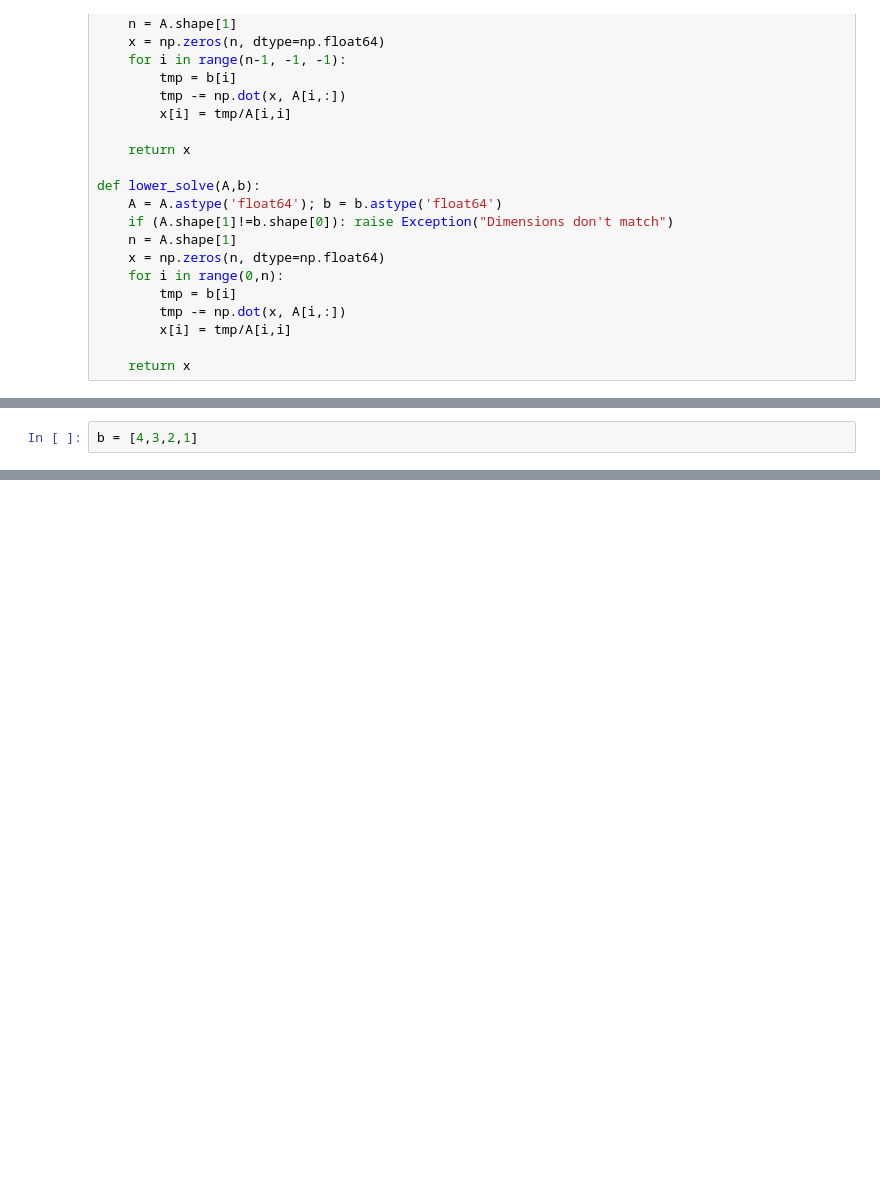
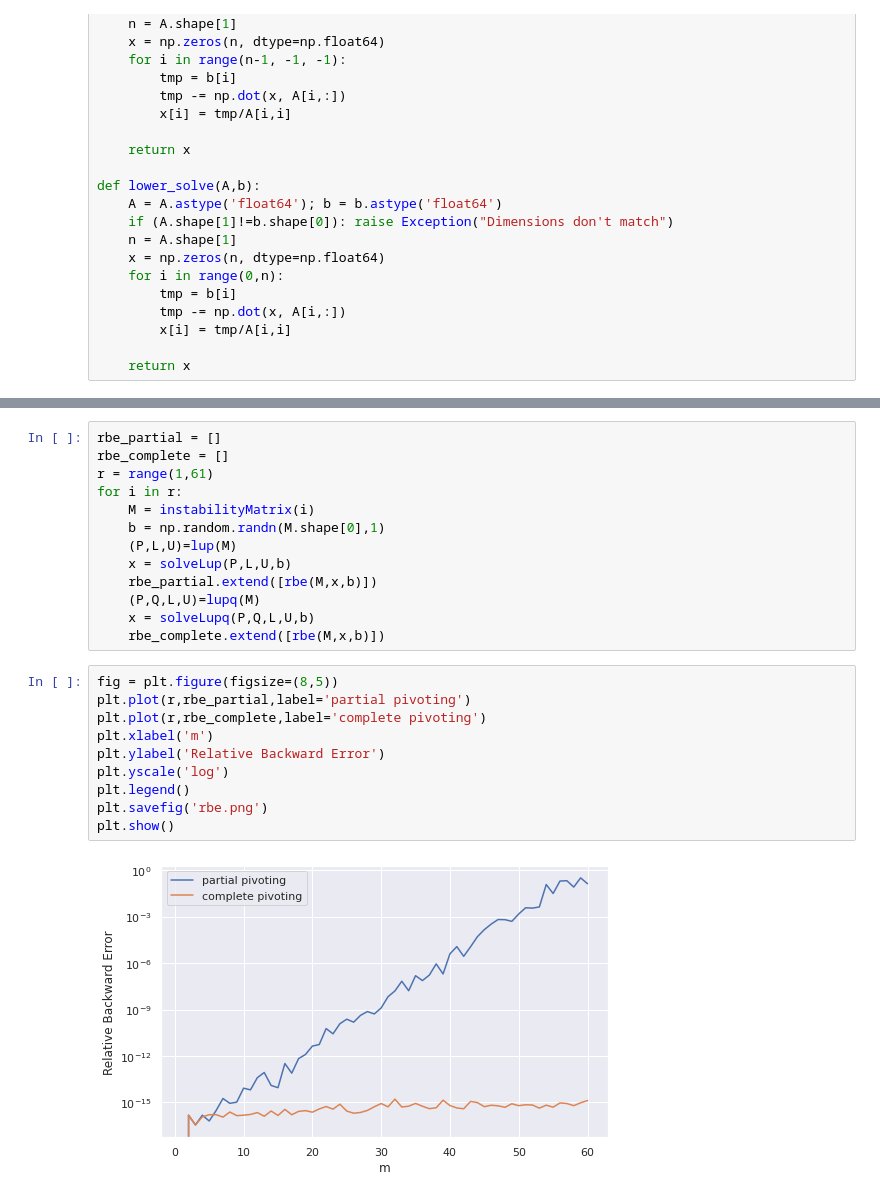
Before and after one commit to adityanathan/COL726-Numerical-Algorithms-Assignments, a Jupyter notebook: assn3/assn3.ipynb, the cells around one changed output, grey strips where cells are left out. Cells and saved outputs as stored; diff of their text form; blank space fills up the shorter version.

```diff
--- a/assn3/assn3.ipynb
+++ b/assn3/assn3.ipynb
@@ -85,2 +147,0 @@ A,(P,L,U)
-# %%
-b = [4,3,2,1]
@@ -151,0 +176,25 @@ array([ 1.,  1.,  1.,  1.,  1.,  1.,  1.,  1.,  1.,  1.,  1.,  1.,  1.,
+# %%
+rbe_partial = []
+rbe_complete = []
+r = range(1,61)
+for i in r:
+    M = instabilityMatrix(i)
+    b = np.random.randn(M.shape[0],1)
+    (P,L,U)=lup(M)
+    x = solveLup(P,L,U,b)
+    rbe_partial.extend([rbe(M,x,b)])
+    (P,Q,L,U)=lupq(M)
+    x = solveLupq(P,Q,L,U,b)
+    rbe_complete.extend([rbe(M,x,b)])
+# %%
+fig = plt.figure(figsize=(8,5))
+plt.plot(r,rbe_partial,label='partial pivoting')
+plt.plot(r,rbe_complete,label='complete pivoting')
+plt.xlabel('m')
+plt.ylabel('Relative Backward Error')
+plt.yscale('log')
+plt.legend()
+plt.savefig('rbe.png')
+plt.show()
+# %% [output]
+[figure, added]
```
Also changed, not shown: parts of 24 cells of this notebook, 2 other files.
